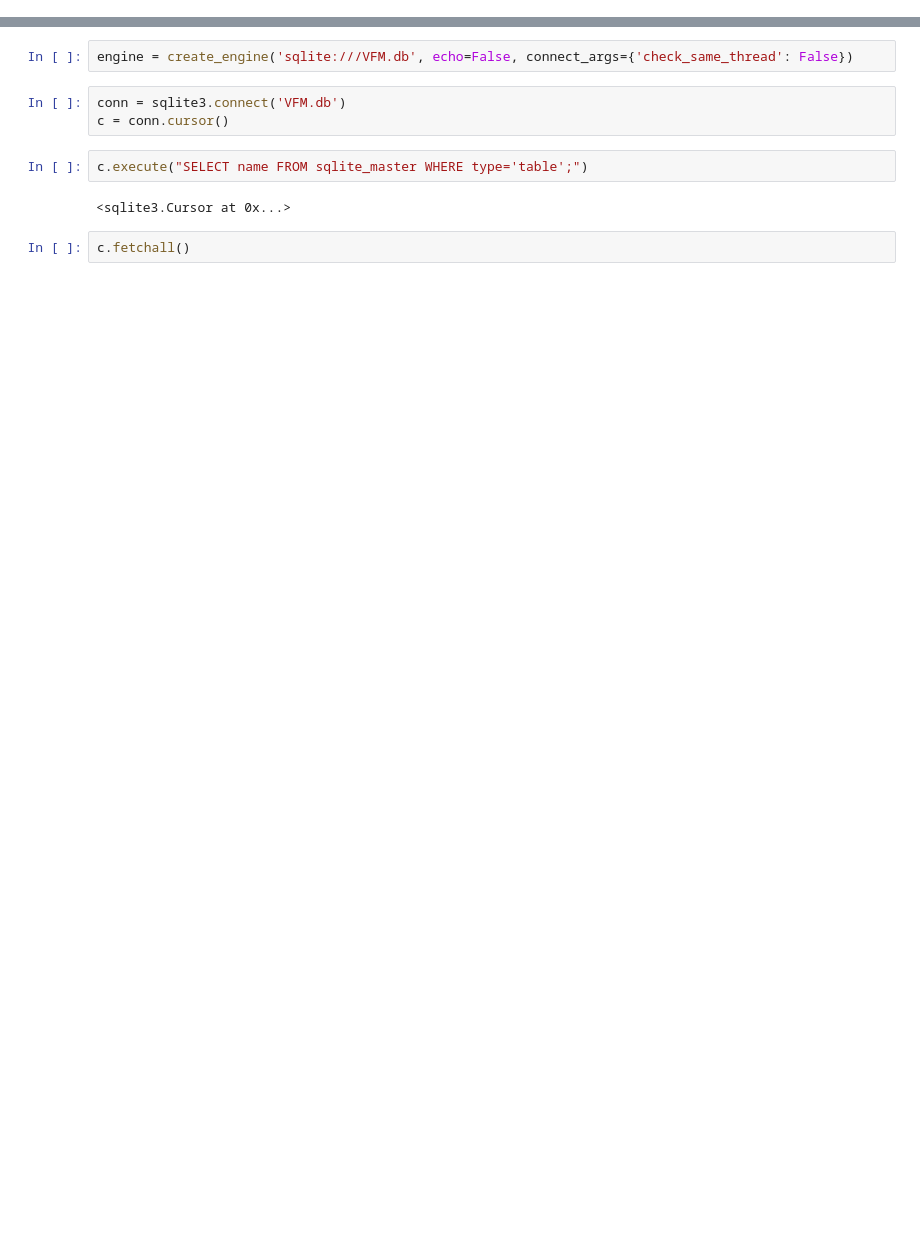
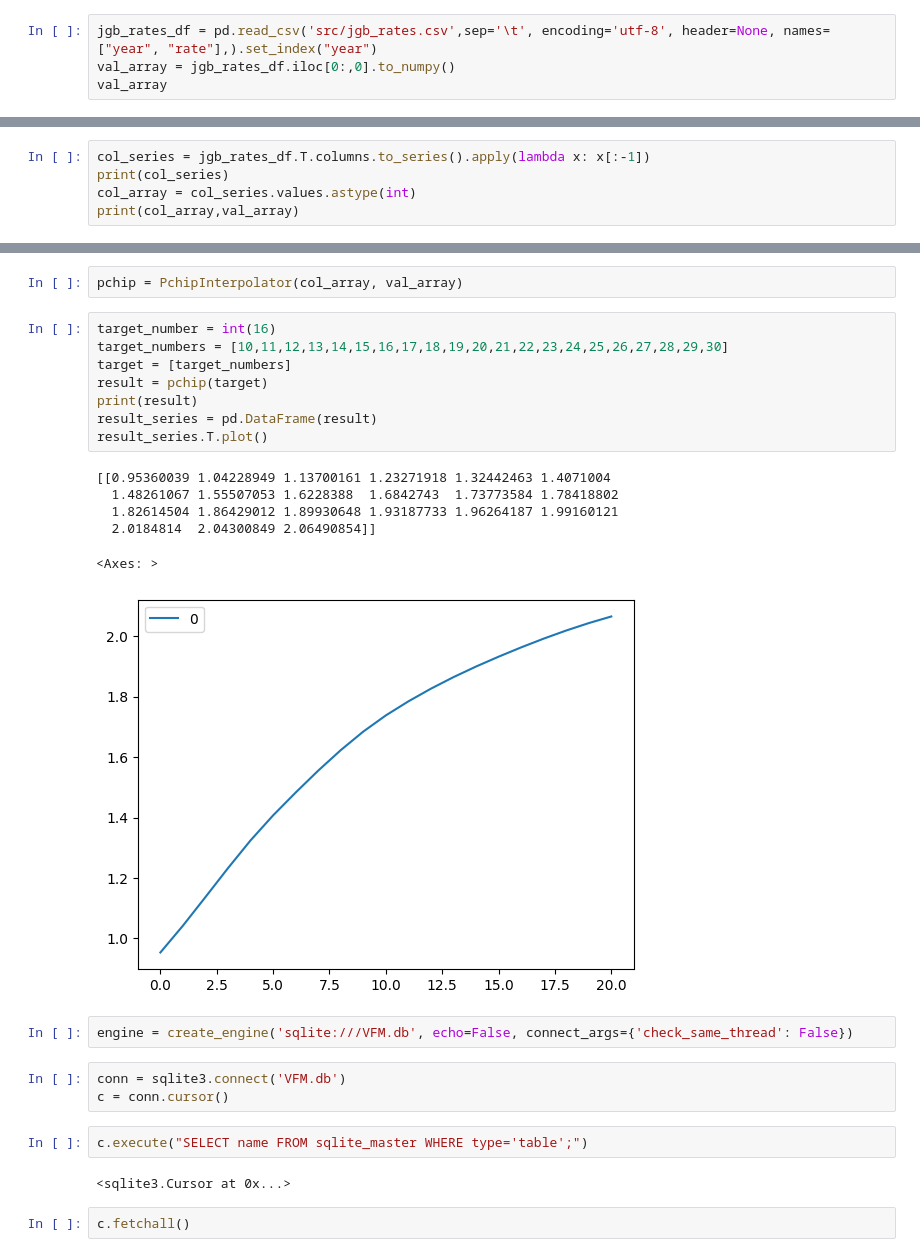
Before and after one commit to Ashihara-Y/VFMcalcProj, a Jupyter notebook: ResultView_test20250114.ipynb, the cells around one changed output, grey strips where cells are left out. Cells and saved outputs as stored; diff of their text form; blank space fills up the shorter version.

Commit message:
transit to PCHIP, etc.
Co-authored-by: Copilot <copilot@github.com>

```diff
--- a/ResultView_test20250114.ipynb
+++ b/ResultView_test20250114.ipynb
@@ -5,0 +8,4 @@ import flet as ft
+# %%
+jgb_rates_df = pd.read_csv('src/jgb_rates.csv',sep='\t', encoding='utf-8', header=None, names=["year", "rate"],).set_index("year")
+val_array = jgb_rates_df.iloc[0:,0].to_numpy()
+val_array
@@ -5,0 +15,5 @@ import flet as ft
+# %%
+col_series = jgb_rates_df.T.columns.to_series().apply(lambda x: x[:-1])
+print(col_series)
+col_array = col_series.values.astype(int)
+print(col_array,val_array)
@@ -6,3 +35,20 @@ import flet as ft
+# %%
+pchip = PchipInterpolator(col_array, val_array)
+# %%
+target_number = int(16)
+target_numbers = [10,11,12,13,14,15,16,17,18,19,20,21,22,23,24,25,26,27,28,29,30]
+target = [target_numbers]
+result = pchip(target)
+print(result)
+result_series = pd.DataFrame(result)
+result_series.T.plot()
+# %% [output]
+[[0.95360039 1.04228949 1.13700161 1.23271918 1.32442463 1.4071004
+  1.48261067 1.55507053 1.6228388  1.6842743  1.73773584 1.78418802
+  1.82614504 1.86429012 1.89930648 1.93187733 1.96264187 1.99160121
+  2.0184814  2.04300849 2.06490854]]
+<Axes: >
+[figure, added]
 # %%
 engine = create_engine('sqlite:///VFM.db', echo=False, connect_args={'check_same_thread': False})
 # %%
```
Also changed, not shown: parts of 6 cells of this notebook, 8 other files.
